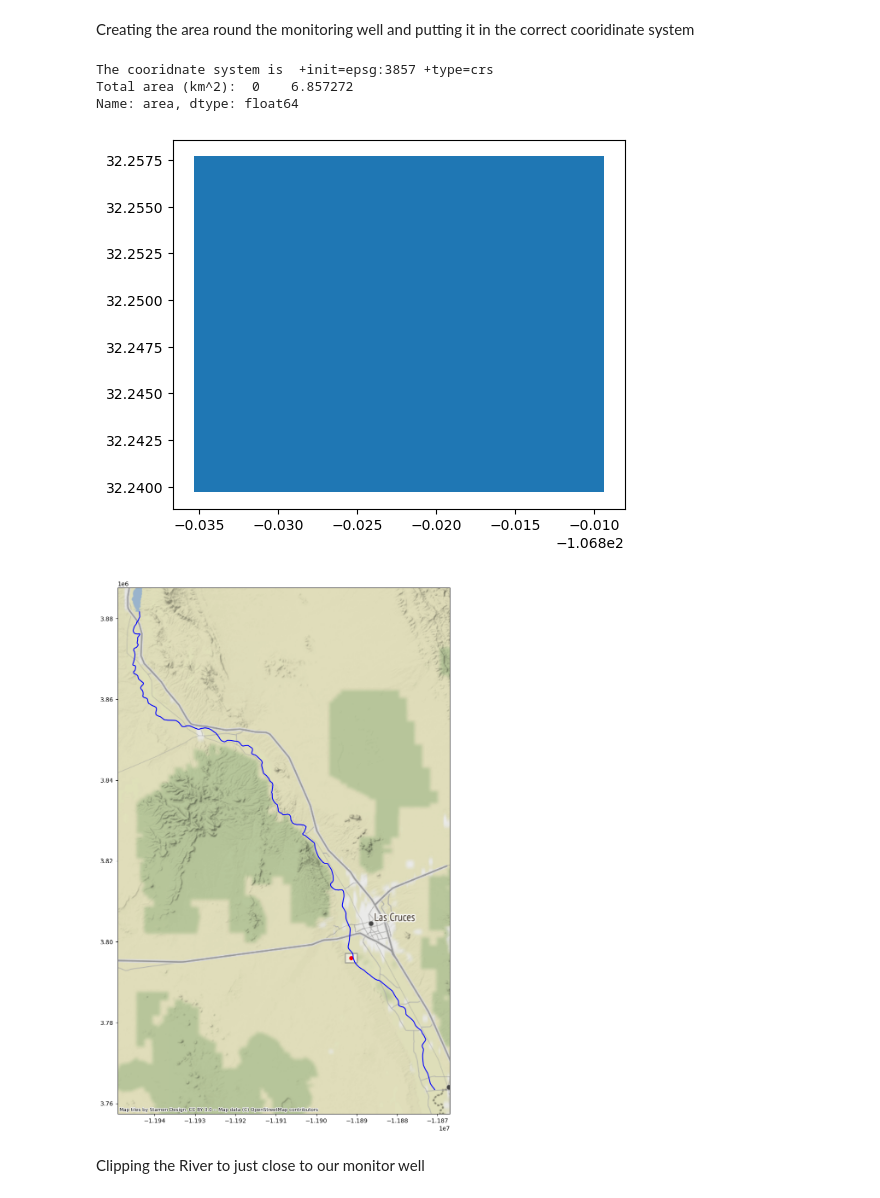
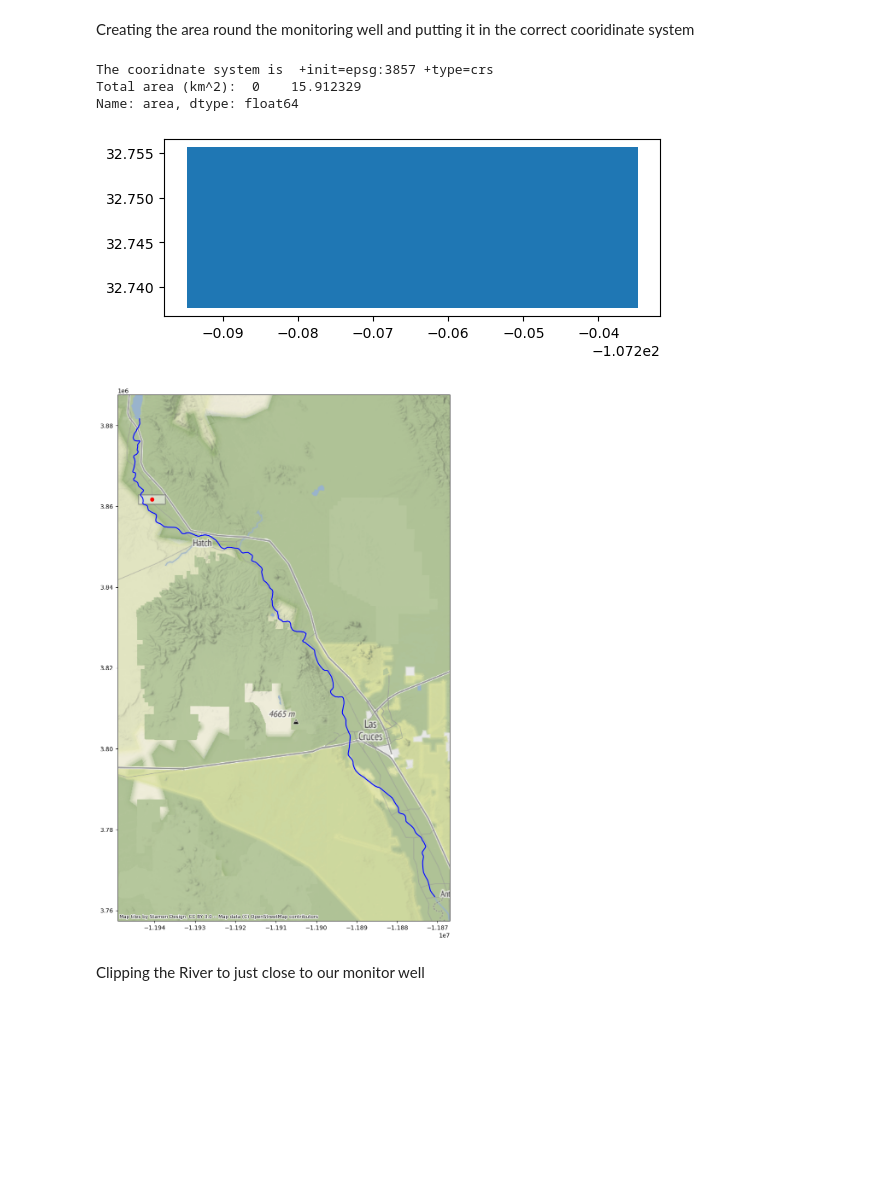
Before and after one commit to dtadych/Tadych_PlanetData_Challenge, a Jupyter notebook: AOI_clipping.ipynb, the cells around one changed output. Cells and saved outputs as stored; diff of their text form; code cells hidden in the pictures; blank space fills up the shorter version.

```diff
--- a/AOI_clipping.ipynb
+++ b/AOI_clipping.ipynb
@@ -42,9 +42,9 @@ cx.add_basemap(ax)
 Creating the area round the monitoring well and putting it in the correct cooridinate system
 # %%
 # Site Coordinates
-site_name = 'MES_48R'
-longitude = -106.8223400
-latitude = 32.2486900
+# site_name = 'MES_48R'
+# longitude = -106.8223400
+# latitude = 32.2486900
 
 # # MES_15R
 # site_name = 'MES_15R'
@@ -57,14 +57,14 @@ latitude = 32.2486900
 # latitude = 32.7076400
 
 # # RIN_9R
-# site_name = 'RIN_9R'
-# longitude = -107.2647500
-# latitude = 32.7466600
+site_name = 'RIN_9R'
+longitude = -107.2647500
+latitude = 32.7466600
 
 
 # Buffer
 buffer_lat = 0.009
-buffer_lon = 0.013
+buffer_lon = 0.03
 
 wells= pd.DataFrame(
     {
@@ -76,35 +76,35 @@ wells= pd.DataFrame(
 
 wells_gdf = gp.GeoDataFrame(wells,geometry=gp.points_from_xy(wells.Longitude,wells.Latitude,crs="4326"))
 wells_gdf = wells_gdf.to_crs("3857")
 
 study_area = {"type":"MultiPolygon",
               "coordinates":[[
         [
             [(longitude+buffer_lon),(latitude-buffer_lat)], #left, bottom
             [(longitude+buffer_lon),(latitude+buffer_lat)], #left, top
             [(longitude-buffer_lon),(latitude+buffer_lat)], #right, top
             [(longitude-buffer_lon),(latitude-buffer_lat)], #right, bottom
             [(longitude+buffer_lon),(latitude-buffer_lat)] #left, bottom
          ]
          ]]}
 
 # site_name = 'test'
 with open('AOI/'+site_name+'.json', 'w', encoding='utf-8') as f:
     json.dump(study_area, f, ensure_ascii=False, indent=4)
 
 gdf = gp.read_file('AOI/'+site_name+'.json')
 gdf.plot()
 
 tost = gdf.copy()
 tost= tost.to_crs({'init': 'epsg:3857'})
 print("The cooridnate system is ",tost.crs)
 tost["area"] = tost['geometry'].area/ 10**6
 print("Total area (km^2): ",tost['area'])
 # %% [output]
 The cooridnate system is  +init=epsg:3857 +type=crs
-Total area (km^2):  0    6.857272
+Total area (km^2):  0    15.912329
 Name: area, dtype: float64
-[figure, old version]
+[figure, new version]
 # %%
 # ax = tost.plot(figsize=(10, 10), alpha=0.5, edgecolor="b")
 # river_wm.plot()
@@ -116,7 +116,7 @@ wells_gdf.plot(ax=ax,color='r')
 river_wm.plot(ax=ax, color='b')
 cx.add_basemap(ax)
 # %% [output]
-[figure, old version]
+[figure, new version]
 # %% [markdown]
 Clipping the River to just close to our monitor well
 # %%
```
Also changed, not shown: parts of 8 cells of this notebook, 7 other files.
